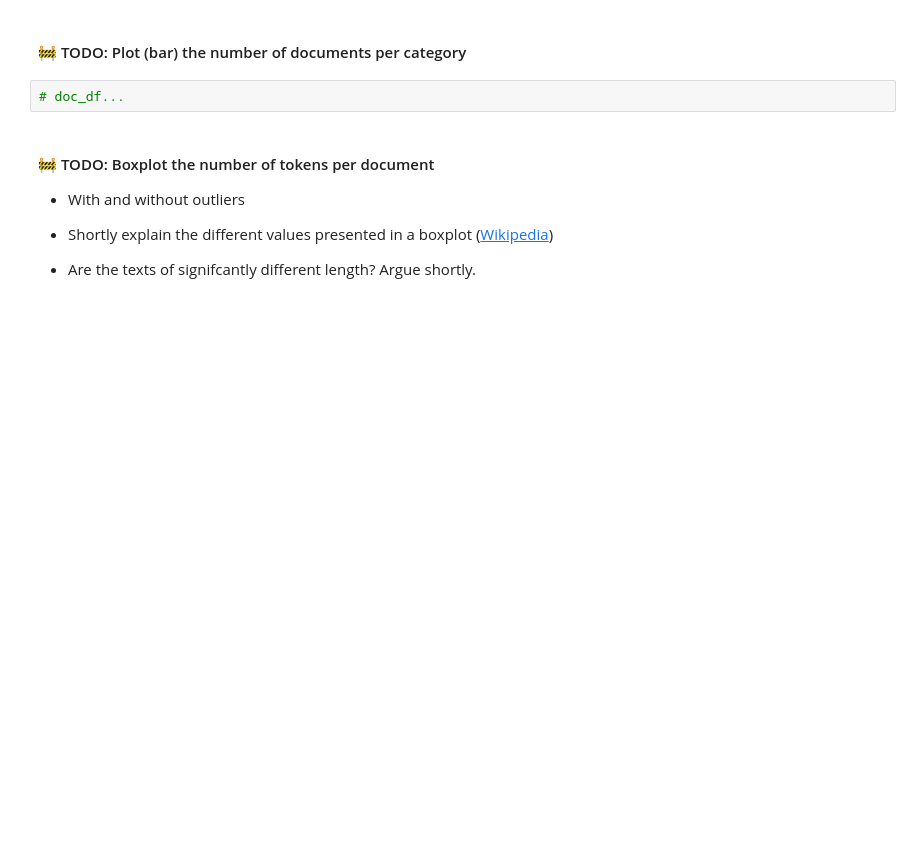
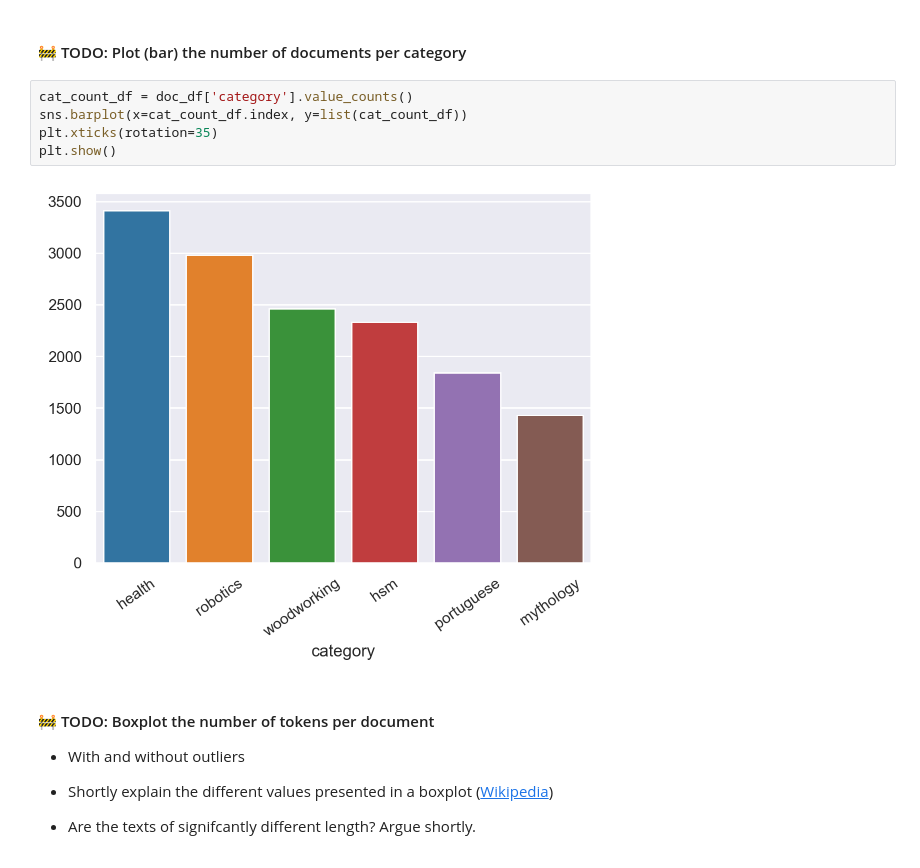
Before and after one commit to jlopetegui98/HandsOn-NLP, a Jupyter notebook: TP2/HoNLP-week2.ipynb, the cells around one changed output. Drawn from its saved outputs; the diff is of its cells as text; blank space fills up the shorter version.

```diff
--- a/TP2/HoNLP-week2.ipynb
+++ b/TP2/HoNLP-week2.ipynb
@@ -328,7 +364,12 @@ doc_df
 # %% [markdown]
 #### 🚧 TODO: Plot (bar) the number of documents per category
-# %%
-# doc_df...
+# %%
+cat_count_df = doc_df['category'].value_counts()
+sns.barplot(x=cat_count_df.index, y=list(cat_count_df))
+plt.xticks(rotation=35)
+plt.show()
+# %% [output]
+[figure, added]
 # %% [markdown]
 #### 🚧 TODO: Boxplot the number of tokens per document
 
```
Also changed, not shown: parts of 28 cells of this notebook.
